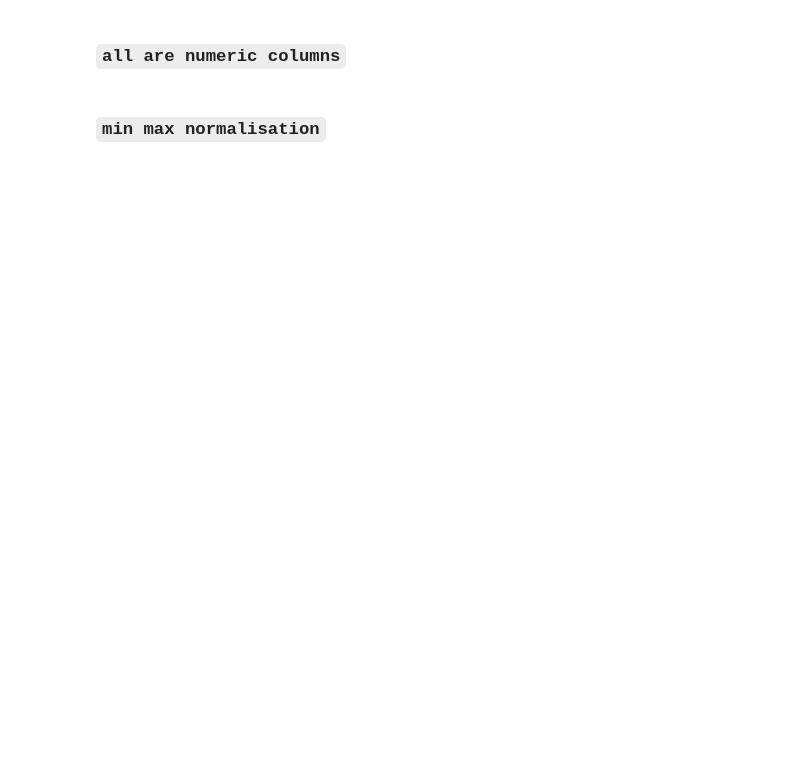
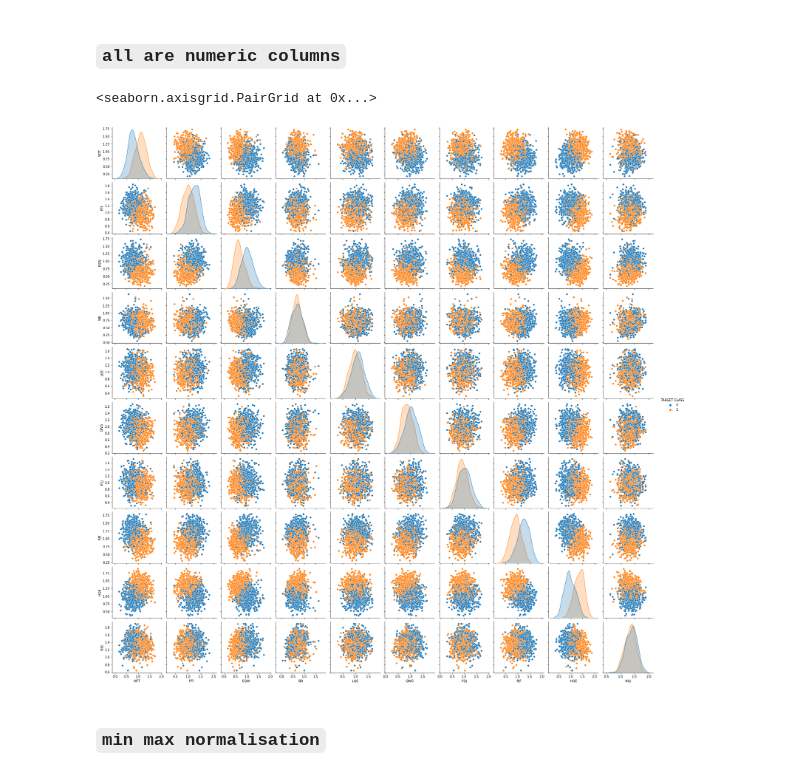
Before and after one commit to manujjoshi/Classification, a Jupyter notebook: KNN algorithm.ipynb, the cells around one changed output. Saved outputs shown, nothing was run; the diff lists cells and outputs as text; code cells hidden in the pictures; blank space fills up the shorter version.

```diff
--- a/KNN algorithm.ipynb
+++ b/KNN algorithm.ipynb
@@ -17,7 +25,10 @@ data.head()
 # %% [markdown]
 ### `all are numeric columns`
 # %%
-# sns.pairplot(data,hue="TARGET CLASS")
+sns.pairplot(data,hue="TARGET CLASS")
+# %% [output]
+<seaborn.axisgrid.PairGrid at 0x...>
+[figure, added]
 # %%
 from sklearn.model_selection import train_test_split
 X = data.drop("TARGET CLASS",axis=1)
```
Also changed, not shown: parts of 11 cells of this notebook, 4 other files.
